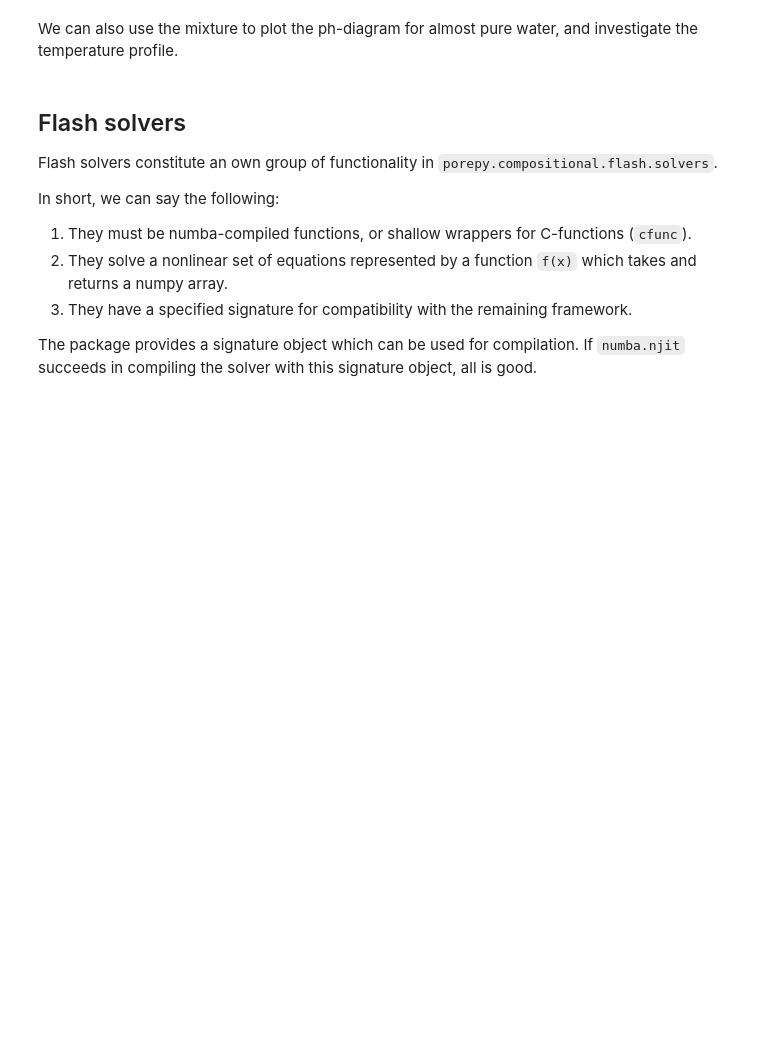
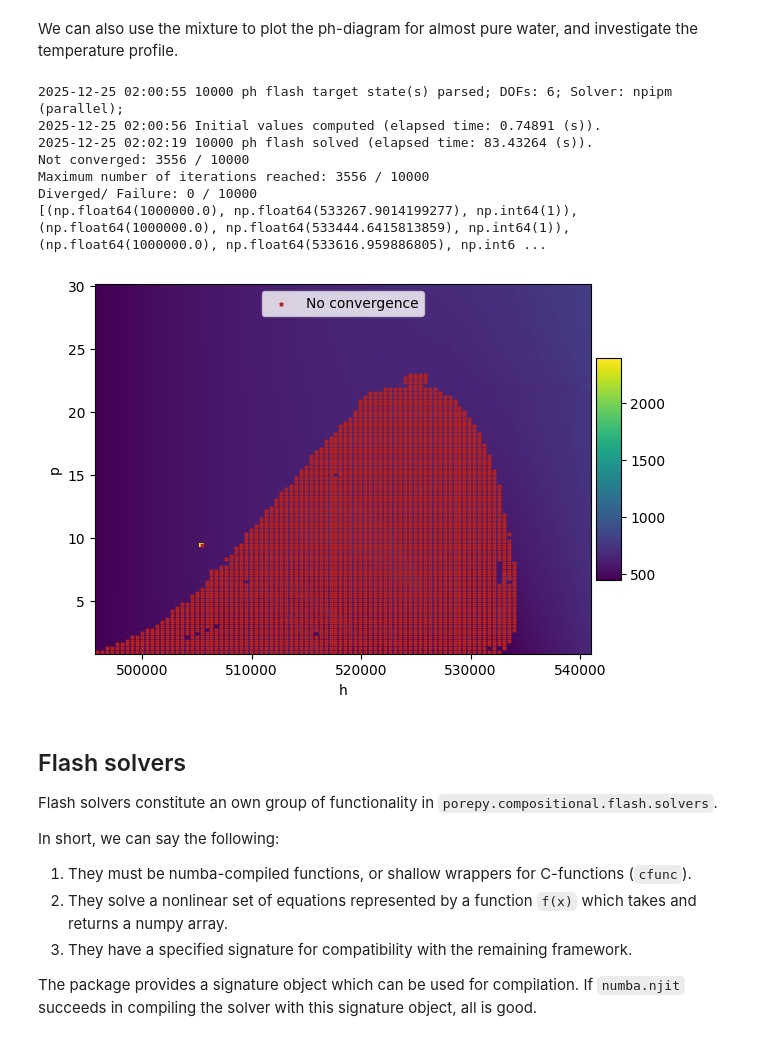
Before and after one commit to pmgbergen/porepy, a Jupyter notebook: tutorials/flash.ipynb, the cells around one changed output. Cells and saved outputs as stored; diff of their text form; code cells hidden in the pictures; blank space fills up the shorter version.

```diff
--- a/tutorials/flash.ipynb
+++ b/tutorials/flash.ipynb
@@ -428,22 +475,46 @@ if np.any(not_converged):
 # %% [markdown]
 We can also use the mixture to plot the ph-diagram for almost pure water, and investigate the temperature profile.
 # %%
-N = 100
-p = np.linspace(1e6, 50e6, N)
-h = np.linspace(-3e4, 6e3, N)
-params['solver_params']['armijo_max_iterations'] = 30
-params['solver_params']['npipm_u2'] = 1.
-params['mode'] = 'sequential'
-# params['solver_params']['npipm_u2'] = 1
+p = np.linspace(fr_pT[1].p.min(), fr_pT[1].p.max(), N)
+h = np.linspace(fr_pT[1].h.min(), fr_pT[1].h.max(), N)
+params["solver_params"]["armijo_max_iterations"] = 30
+params["solver_params"]["npipm_u2"] = 1.0
+
 fr_ph = flash1.plot_phase_diagram(
     pf.FlashSpec.ph,
     p,
     h,
-    [0.9999, 0.0001],
-    'T',
+    [0.999, 0.001],
+    "T",
     params=params,
     ytransform=lambda y: y / 1e6,  # Convert Pa to MPa
+    show_not_converged=True,
 )
+
+not_converged = ~fr_ph[1].converged
+if np.any(not_converged):
+    NN = int(N**2)
+    report = [
+        (p_, h_, e)
+        for p_, h_, e in zip(
+            fr_ph[1].p[not_converged],
+            fr_ph[1].h[not_converged],
+            fr_ph[1].exitcode[not_converged],
+        )
+    ]
+    print(f"Not converged: {not_converged.sum()} / {NN}")
+    print(f"Maximum number of iterations reached: {fr_ph[1].max_iter_reached.sum()} / {NN}")
+    print(f"Diverged/ Failure: {(fr_ph[1].exitcode >= 2).sum()} / {NN}")
+    print(report)
+# %% [output]
+2025-12-25 02:00:55 10000 ph flash target state(s) parsed; DOFs: 6; Solver: npipm (parallel);
+2025-12-25 02:00:56 Initial values computed (elapsed time: 0.74891 (s)).
+2025-12-25 02:02:19 10000 ph flash solved (elapsed time: 83.43264 (s)).
+Not converged: 3556 / 10000
+Maximum number of iterations reached: 3556 / 10000
+Diverged/ Failure: 0 / 10000
+[(np.float64(1000000.0), np.float64(533267.9014199277), np.int64(1)), (np.float64(1000000.0), np.float64(533444.6415813859), np.int64(1)), (np.float64(1000000.0), np.float64(533616.959886805), np.int6 ...
+[figure, added]
 # %% [markdown]
 ## Flash solvers
 
```
Also changed, not shown: parts of 14 cells of this notebook, 9 other files.
